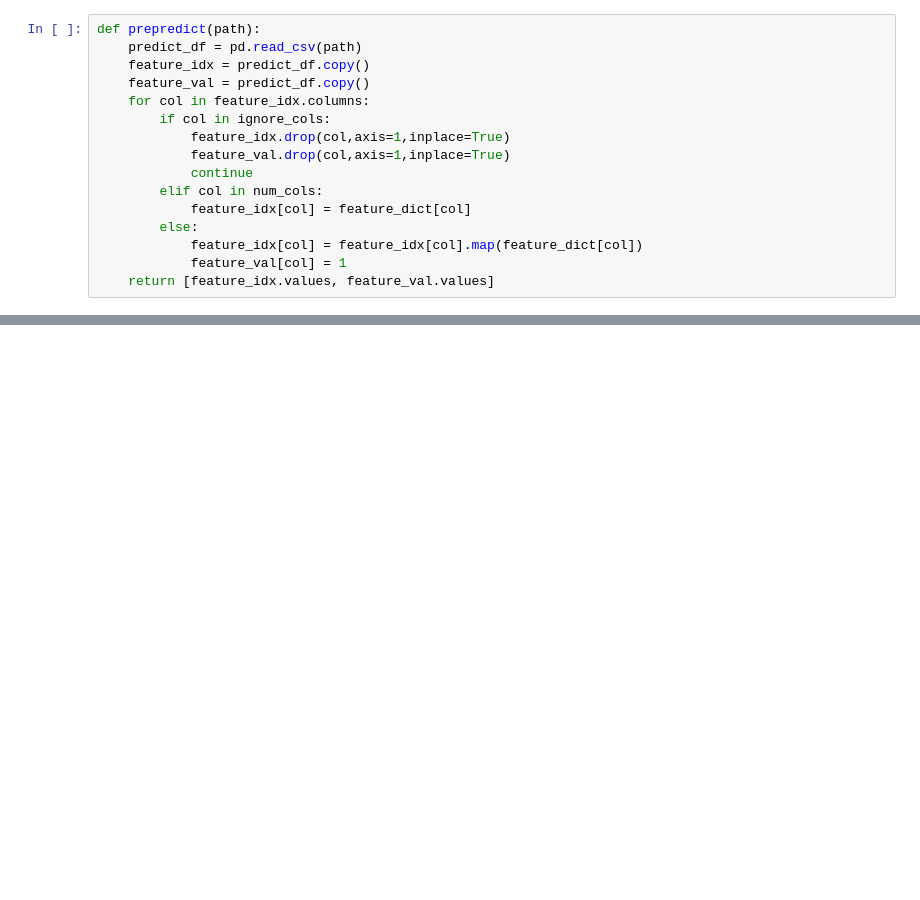
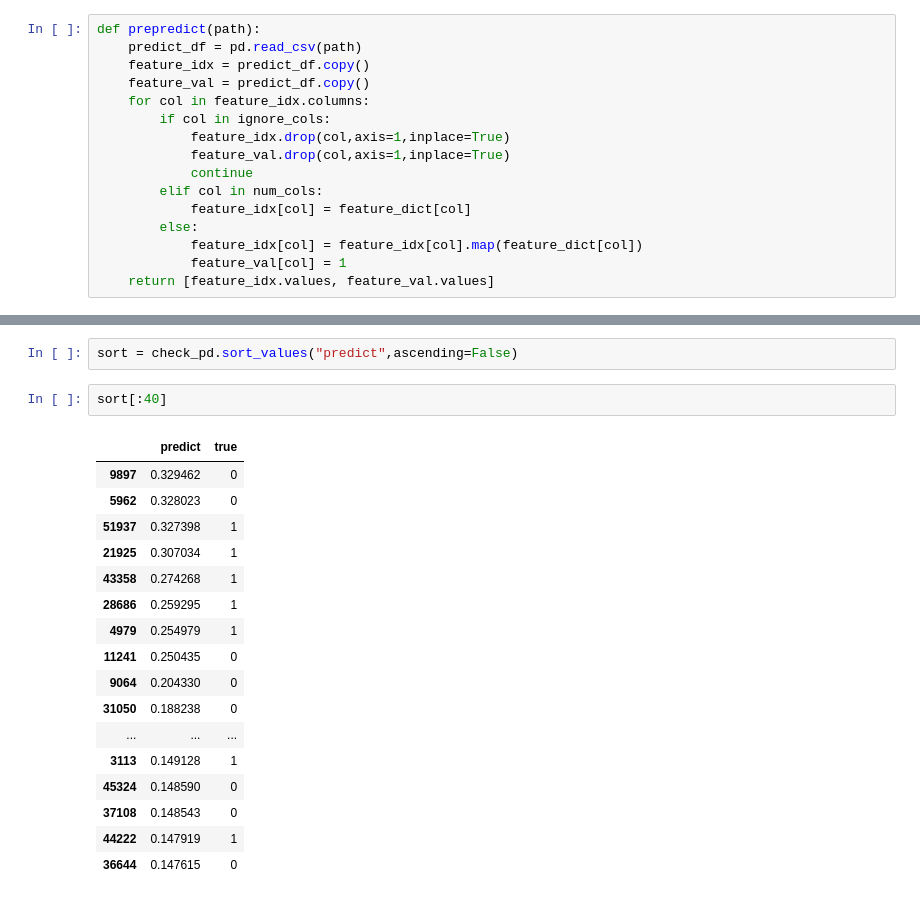
Before and after one commit to weiyiming1/CTR, a Jupyter notebook: train_split.ipynb, the cells around one changed output, grey strips where cells are left out. Saved outputs shown, nothing was run; the diff lists cells and outputs as text; blank space fills up the shorter version.

```diff
--- a/train_split.ipynb
+++ b/train_split.ipynb
@@ -248,0 +326,22 @@ train_y_pd.head(40)
+# %%
+sort = check_pd.sort_values("predict",ascending=False)
+# %%
+sort[:40]
+# %% [output]
+|  | predict | true |
+| 9897 | 0.329462 | 0 |
+| 5962 | 0.328023 | 0 |
+| 51937 | 0.327398 | 1 |
+| 21925 | 0.307034 | 1 |
+| 43358 | 0.274268 | 1 |
+| 28686 | 0.259295 | 1 |
+| 4979 | 0.254979 | 1 |
+| 11241 | 0.250435 | 0 |
+| 9064 | 0.204330 | 0 |
+| 31050 | 0.188238 | 0 |
+| ... | ... | ... |
+| 3113 | 0.149128 | 1 |
+| 45324 | 0.148590 | 0 |
+| 37108 | 0.148543 | 0 |
+| 44222 | 0.147919 | 1 |
+| 36644 | 0.147615 | 0 |
```
Also changed, not shown: parts of 28 cells of this notebook, 1 other file.
